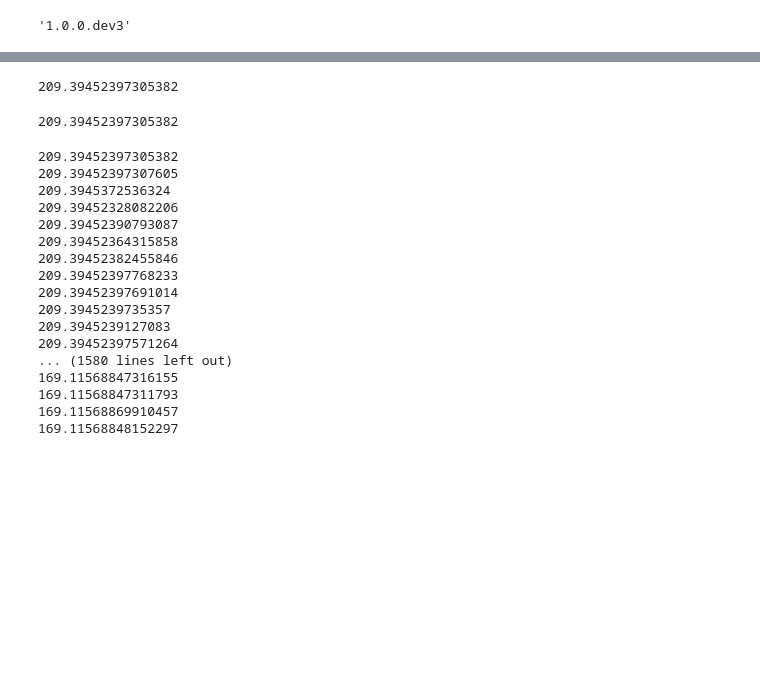
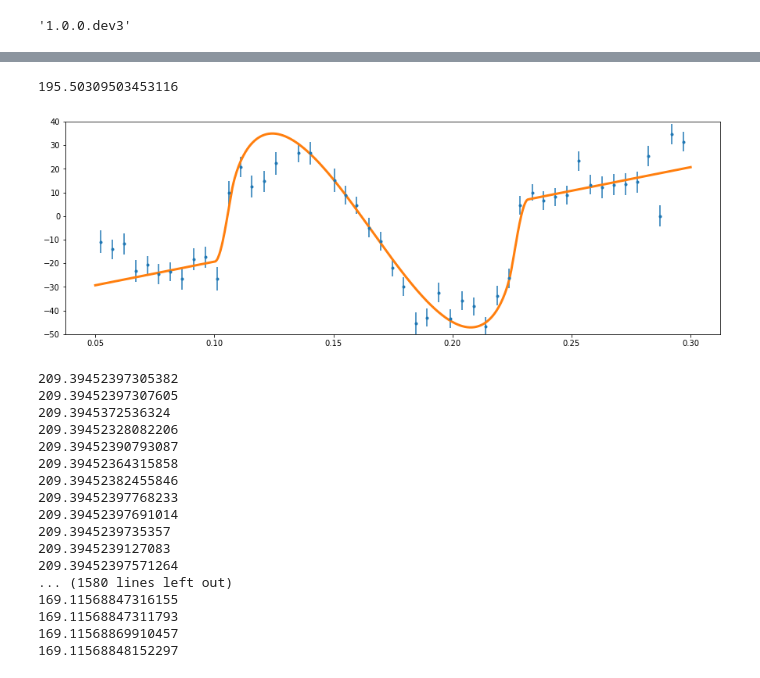
Before and after one commit to benmontet/rm_fits, a Jupyter notebook: notebooks/optimize.ipynb, the cells around one changed output, grey strips where cells are left out. Drawn from its saved outputs; the diff is of its cells as text; code cells hidden in the pictures; blank space fills up the shorter version.

```diff
--- a/notebooks/optimize.ipynb
+++ b/notebooks/optimize.ipynb
@@ -154,13 +155,15 @@ def plot_rmcurve(params):
     plt.ylim(-50, 40);
     plt.show()
 # %%
-inputs = np.array([18300, 0.0588, -0.09, 20.79, 1.0, 0.00, 13.15, -9.3, 200.1, 1.0, 10.0, 0.8, 0.168])
+inputs = np.array([19300, 0.0588, -0.09, 20.79, 1.0, 0.00, 0.0, -9.3, 200.1, 1.0, 10.0, 0.8, 0.166])
 
 bnds = ((12000, 24000), (0.04, 0.07), (-1.0, 0.0), (15,25), (0,1),(0,1), (0,90), (-20,20),(50,300), (0.0, 2.0), (2.0, 20.0), (0.0, 1.0), (0.16, 0.175))
 rmcurve(inputs)
+
+plot_rmcurve(inputs)
 # %% [output]
-209.39452397305382
+195.50309503453116
-209.39452397305382
+[figure, added]
 # %%
 res = minimize(rmcurve, inputs, method='L-BFGS-B', bounds=bnds)
 # %% [output]
```
Also changed, not shown: parts of 4 cells of this notebook.
